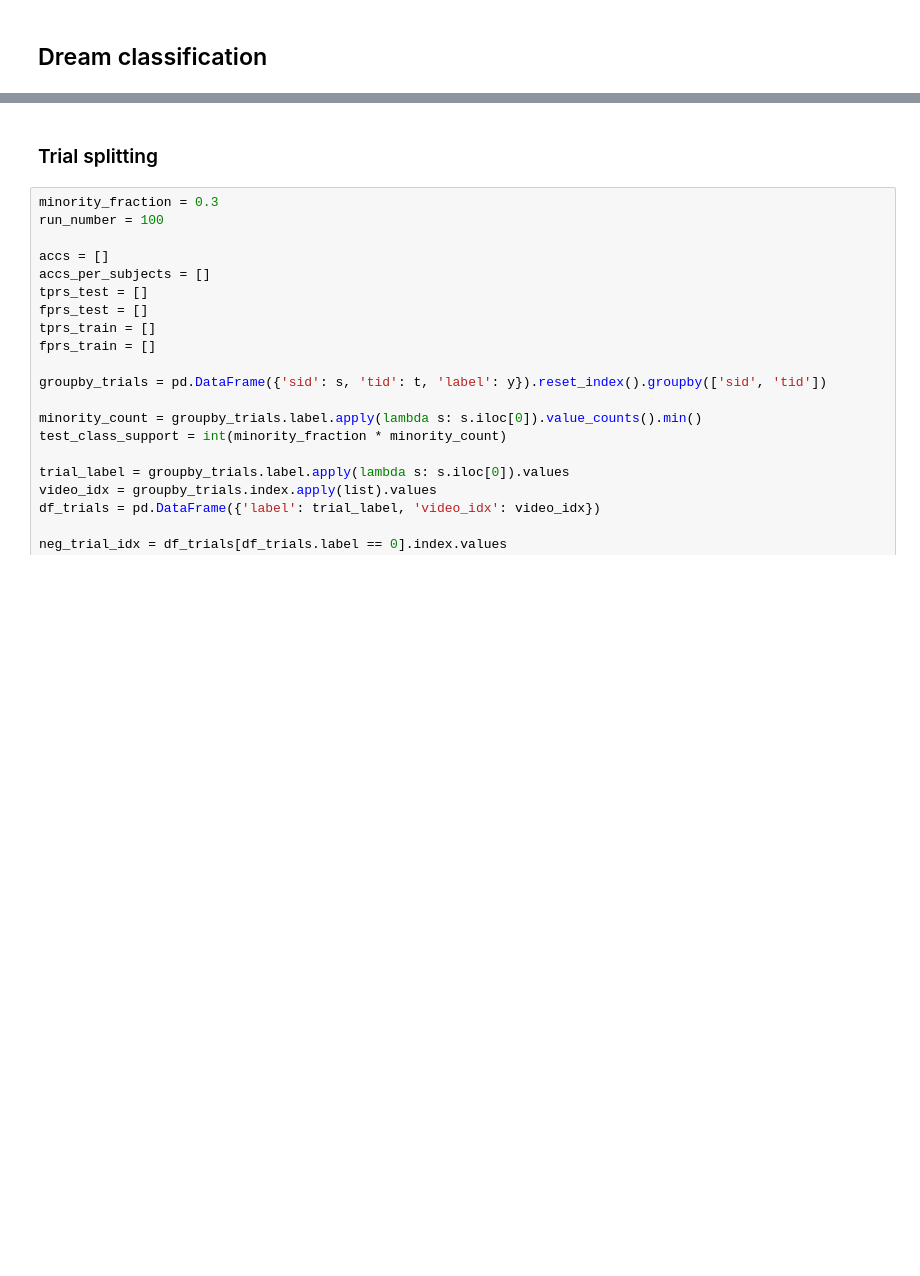
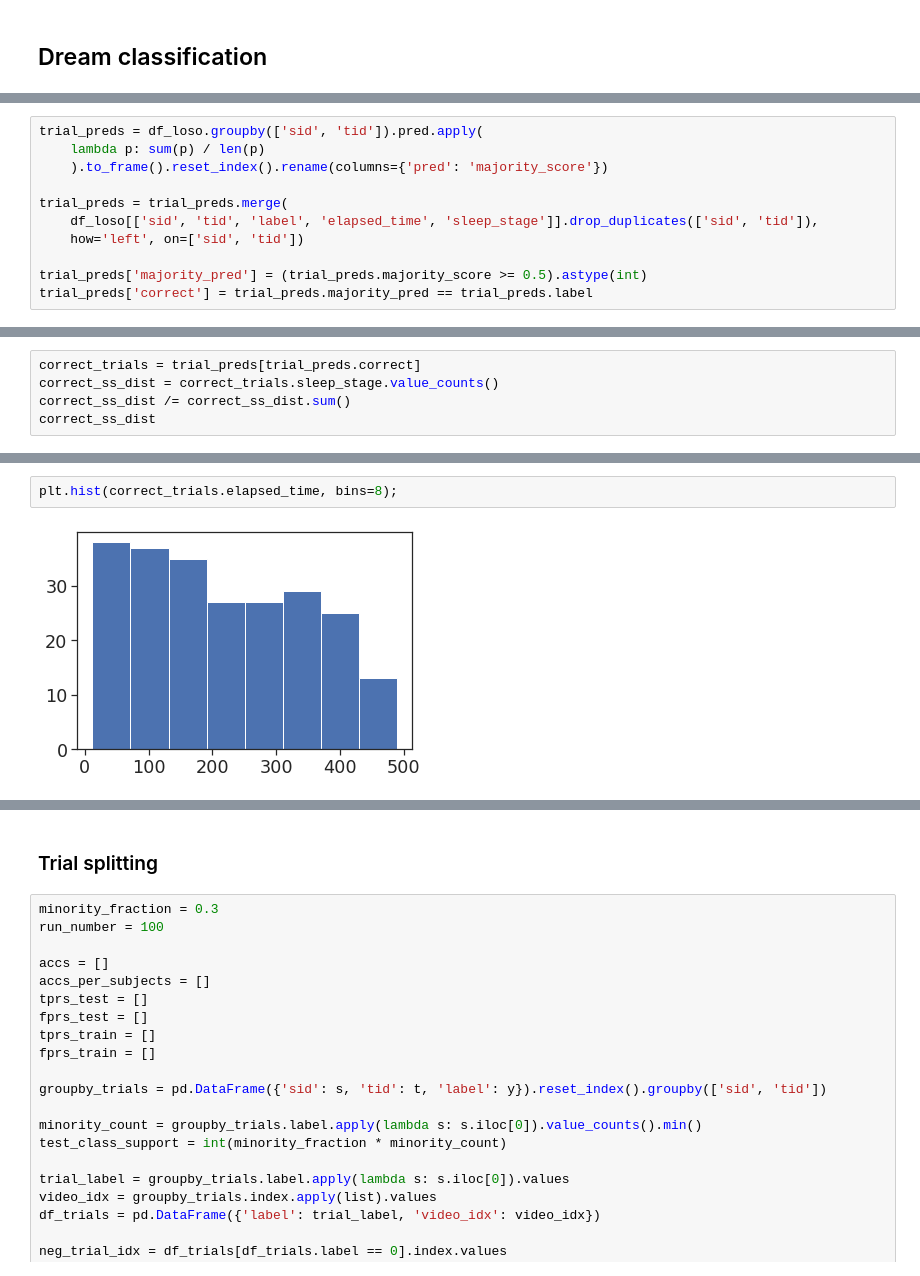
Before and after one commit to sylvainlugeon/dream-prediction, a Jupyter notebook: scripts/training/classification/classification.ipynb, the cells around one changed output, grey strips where cells are left out. Cells and saved outputs as stored; diff of their text form; blank space fills up the shorter version.

```diff
--- a/scripts/training/classification/classification.ipynb
+++ b/scripts/training/classification/classification.ipynb
@@ -270,0 +376,11 @@ auc(fpr_test, tpr_test), auc(fpr_train, tpr_train)
+# %%
+trial_preds = df_loso.groupby(['sid', 'tid']).pred.apply(
+    lambda p: sum(p) / len(p)
+    ).to_frame().reset_index().rename(columns={'pred': 'majority_score'})
+
+trial_preds = trial_preds.merge(
+    df_loso[['sid', 'tid', 'label', 'elapsed_time', 'sleep_stage']].drop_duplicates(['sid', 'tid']),
+    how='left', on=['sid', 'tid'])
+
+trial_preds['majority_pred'] = (trial_preds.majority_score >= 0.5).astype(int)
+trial_preds['correct'] = trial_preds.majority_pred == trial_preds.label
@@ -270,0 +394,5 @@ auc(fpr_test, tpr_test), auc(fpr_train, tpr_train)
+# %%
+correct_trials = trial_preds[trial_preds.correct]
+correct_ss_dist = correct_trials.sleep_stage.value_counts()
+correct_ss_dist /= correct_ss_dist.sum()
+correct_ss_dist
@@ -270,0 +412,4 @@ auc(fpr_test, tpr_test), auc(fpr_train, tpr_train)
+# %%
+plt.hist(correct_trials.elapsed_time, bins=8);
+# %% [output]
+[figure, added]
```
Also changed, not shown: parts of 57 cells of this notebook, 32 other files.
